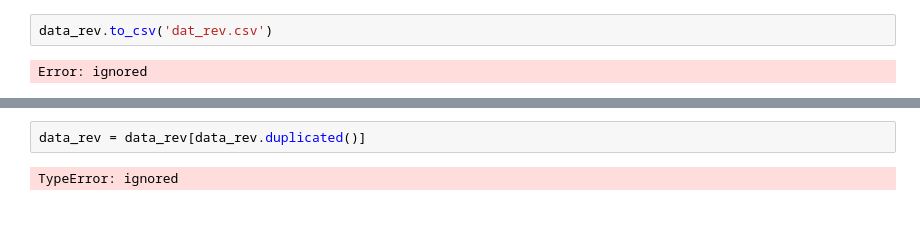
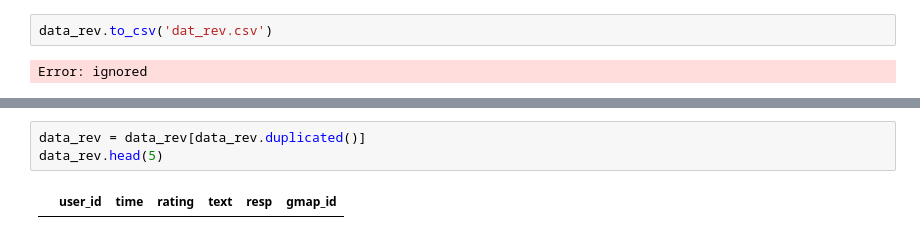
Before and after one commit to Datalogia/PG_12, a Jupyter notebook: Etl_rev_NewY.ipynb, the cells around one changed output, grey strips where cells are left out. Saved outputs shown, nothing was run; the diff lists cells and outputs as text.

```diff
--- a/Etl_rev_NewY.ipynb
+++ b/Etl_rev_NewY.ipynb
@@ -321,4 +332,5 @@ TypeError: ignored
 # %%
 data_rev = data_rev[data_rev.duplicated()]
+data_rev.head(5)
 # %% [output]
-TypeError: ignored
+|  | user_id | time | rating | text | resp | gmap_id |
```
Also changed, not shown: parts of 3 cells of this notebook.
